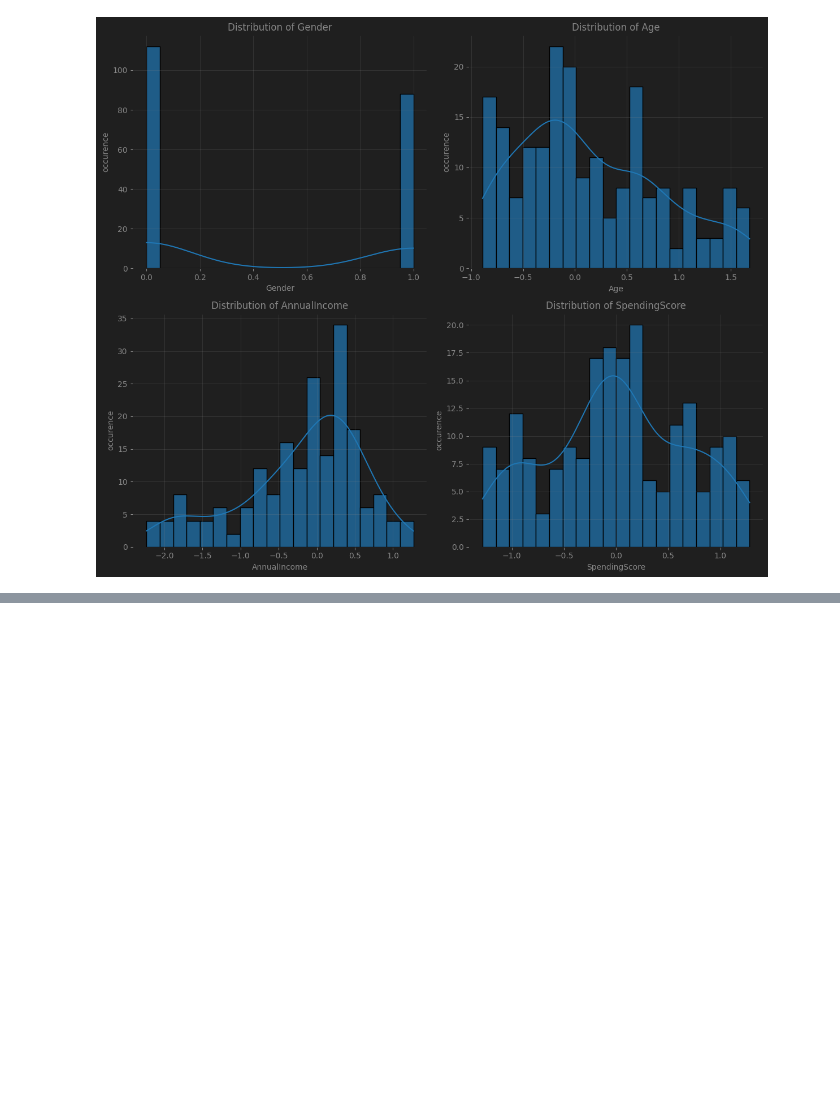
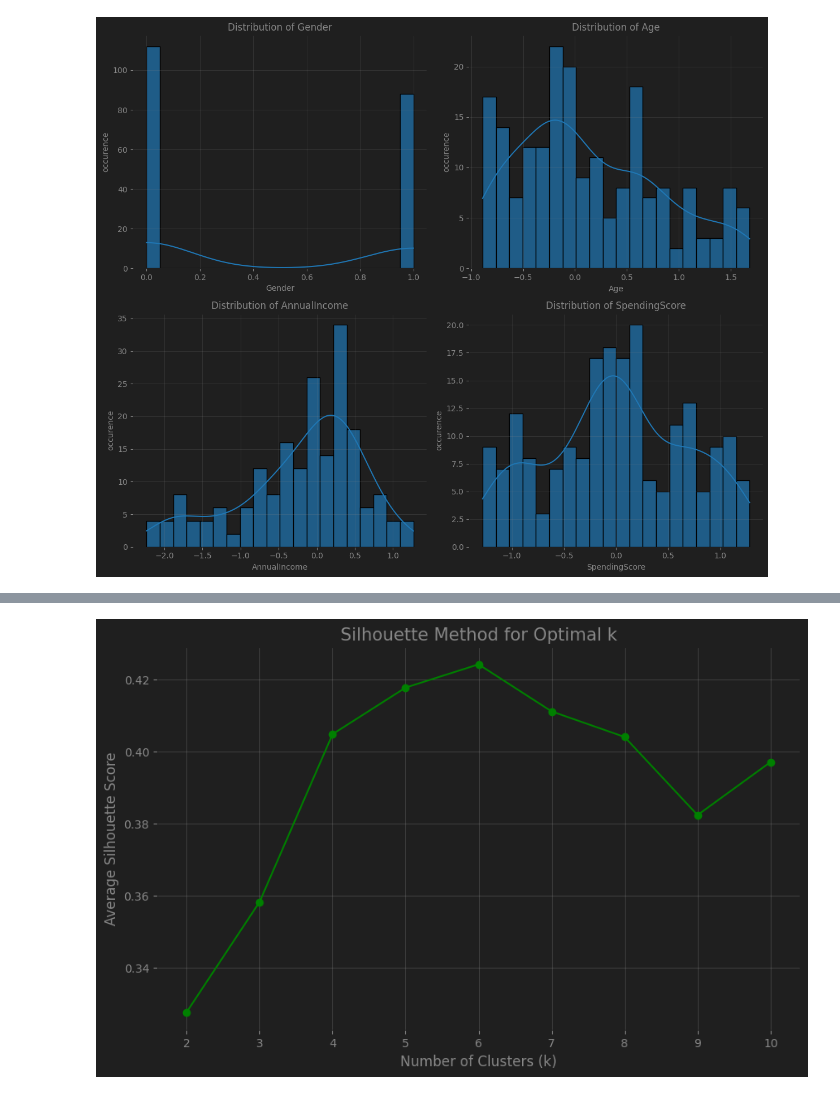
Before and after one commit to Abdelrahmen-Elashry/DEPI_Tasks, a Jupyter notebook: Task_4/Segmentation.ipynb, the cells around one changed output, grey strips where cells are left out. Cells and saved outputs as stored; diff of their text form; code cells hidden in the pictures; blank space fills up the shorter version.

```diff
--- a/Task_4/Segmentation.ipynb
+++ b/Task_4/Segmentation.ipynb
@@ -231,0 +252,21 @@ plt.show()
+# %%
+k_range = range(2, 11)
+silhouette_avg = []
+
+for k in k_range:
+    kmeans = KMeans(n_clusters=k, random_state=42, n_init=10)
+    cluster_labels = kmeans.fit_predict(X_train_scaled)
+
+    score = silhouette_score(X_train_scaled, cluster_labels)
+    silhouette_avg.append(score)
+
+plt.figure(figsize=(10, 6))
+plt.plot(k_range, silhouette_avg, marker='o', linestyle='-', color='g')
+plt.title('Silhouette Method for Optimal k', fontsize=15)
+plt.xlabel('Number of Clusters (k)', fontsize=12)
+plt.ylabel('Average Silhouette Score', fontsize=12)
+plt.xticks(k_range)
+plt.grid(True, alpha=0.3)
+plt.show()
+# %% [output]
+[figure, added]
```
Also changed, not shown: parts of 4 cells of this notebook.
